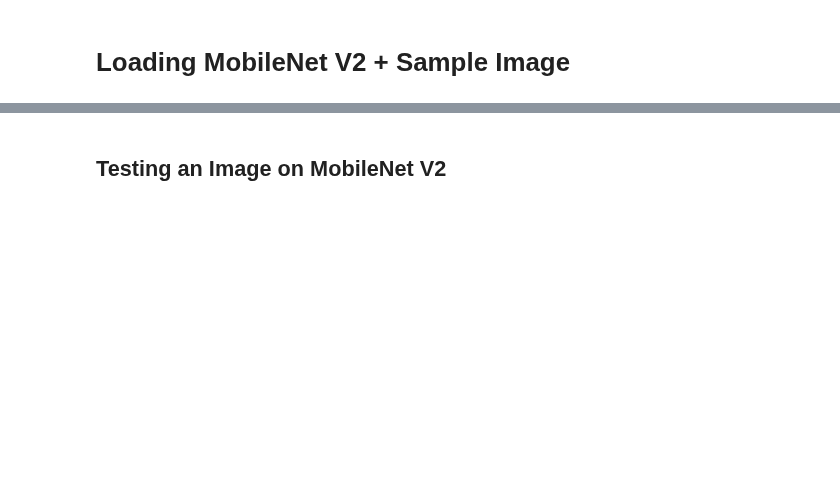
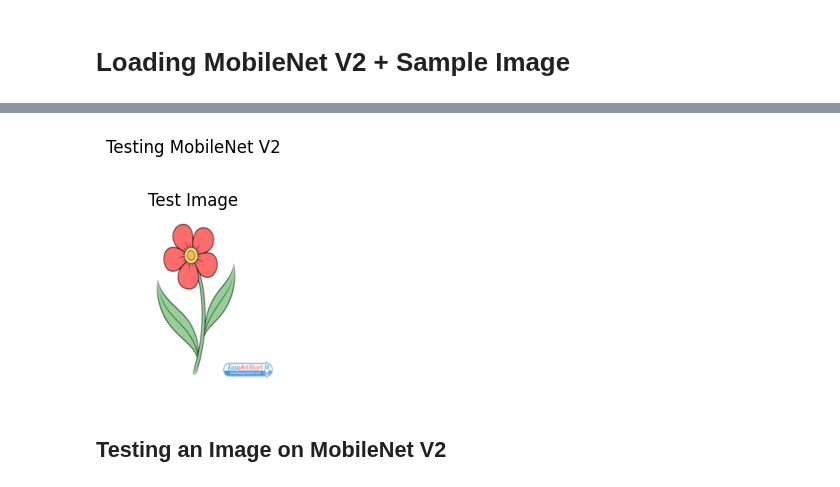
Before and after one commit to ParsaGhezelbash/Deep-Learning-Notebooks, a Jupyter notebook: CNN/P3.ipynb, the cells around one changed output, grey strips where cells are left out. Saved outputs shown, nothing was run; the diff lists cells and outputs as text; code cells hidden in the pictures; blank space fills up the shorter version.

```diff
--- a/CNN/P3.ipynb
+++ b/CNN/P3.ipynb
@@ -136,8 +300,18 @@ print(f"device: {device.type}")
 # %%
-test_image = Image.open("test.jpg")
+url = "https://www.easyartstart.com/wp-content/uploads/2024/04/flower_drawing.png"
+response = requests.get(url)
+if response.status_code == 200:
+    test_image = Image.open(BytesIO(response.content))
+else:
+    print("Failed to retrieve the image.")
+
 test_image = val_transform(test_image).unsqueeze(0)
+
 test_image.shape
+
 plot_images(test_image, mean, std, ["Test Image"], title="Testing MobileNet V2")
+# %% [output]
+[figure, added]
 # %% [markdown]
 ## Testing an Image on MobileNet V2
 # %%
```
Also changed, not shown: parts of 43 cells of this notebook.
